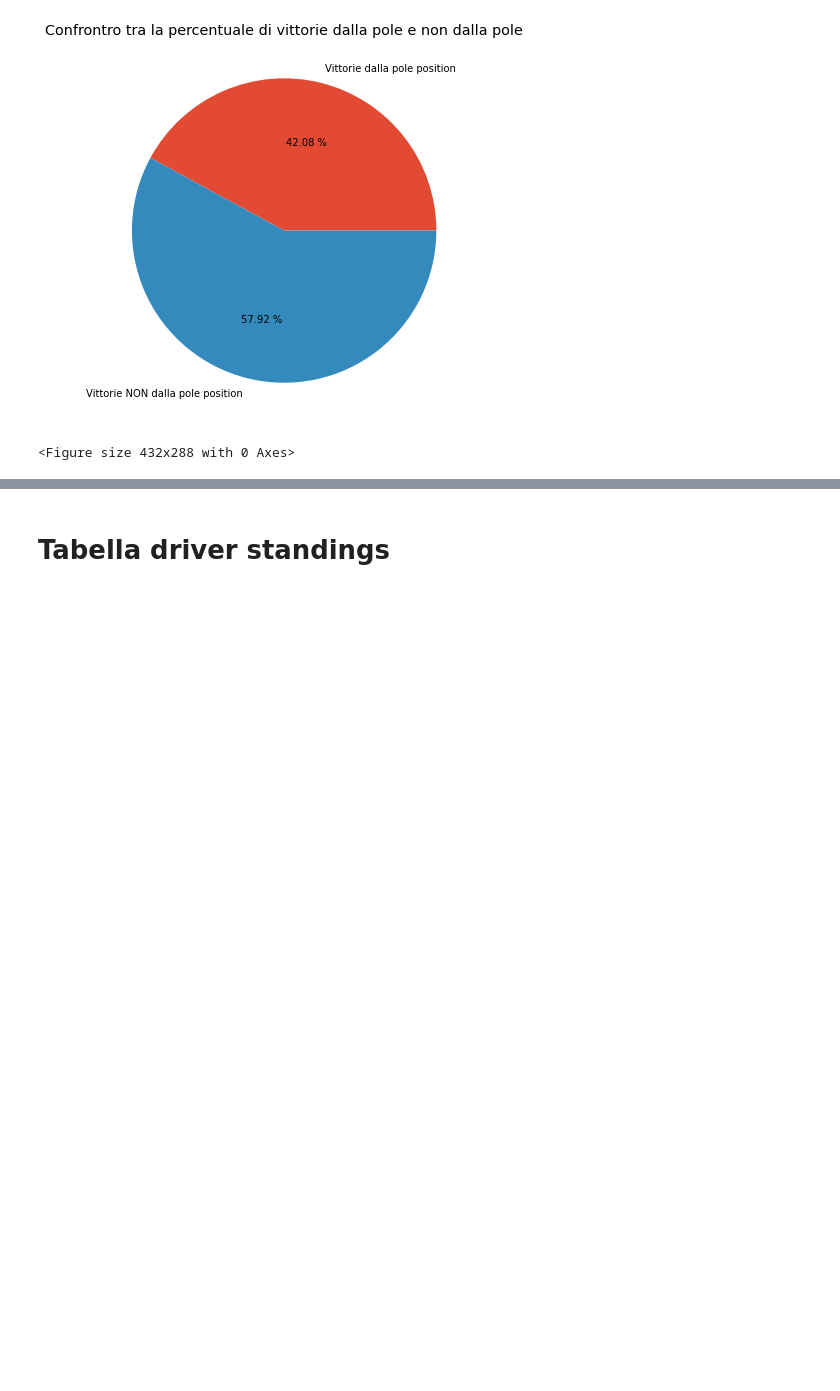
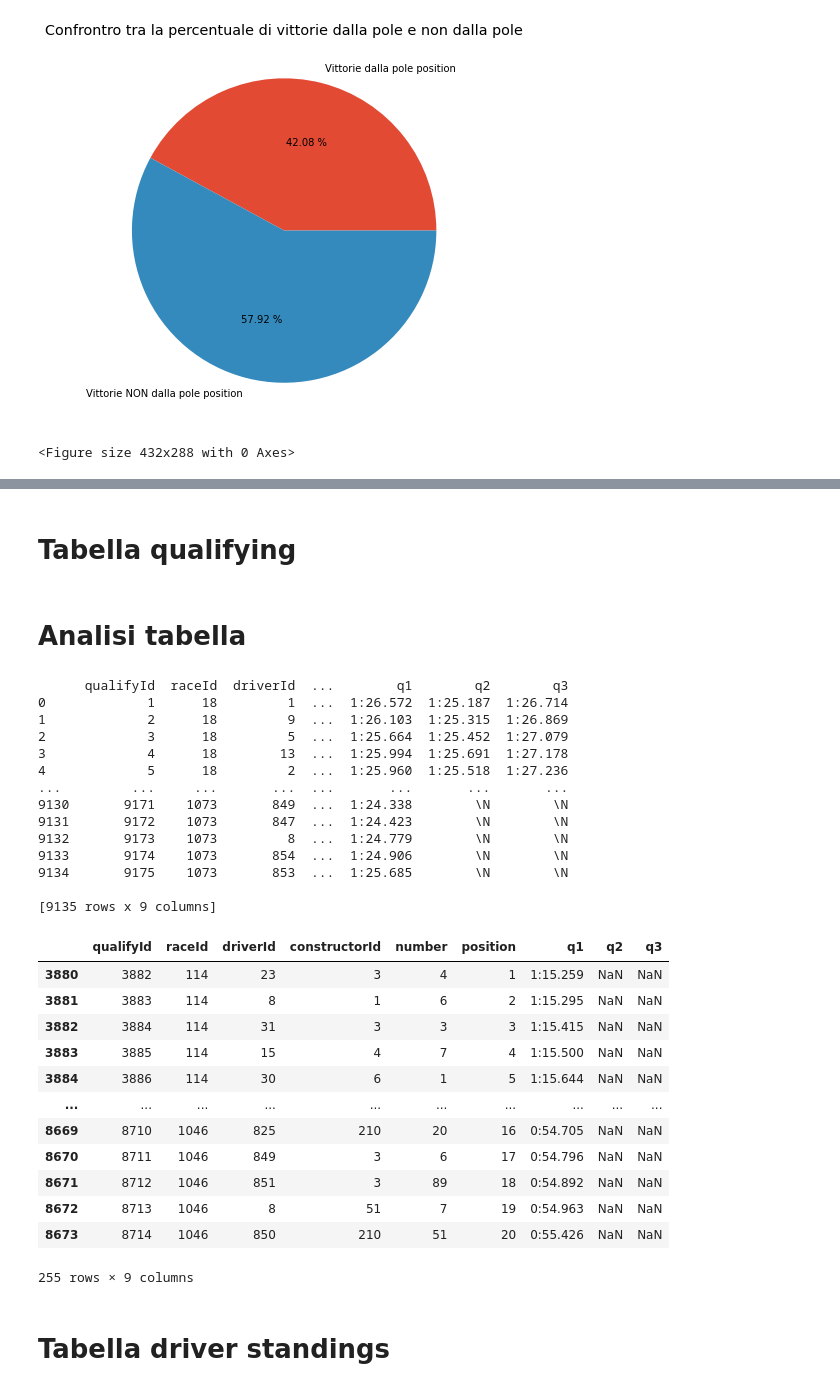
Before and after one commit to giorgio-angelo-esposito/F1WP, a Jupyter notebook: F1WP.ipynb, the cells around one changed output, grey strips where cells are left out. Cells and saved outputs as stored; diff of their text form; code cells hidden in the pictures; blank space fills up the shorter version.

Commit message:
Aggiornamento del notebook del progetto
Iniziata descrizione dei dati -> incompleto.

```diff
--- a/F1WP.ipynb
+++ b/F1WP.ipynb
@@ -100,2 +123,39 @@ drivers.loc[drivers['surname'] == 'Sutil']
+# %% [markdown]
+# **Tabella qualifying**
+# %% [markdown]
+# Analisi tabella
+# %%
+print(qualifying)
+qualifying.count()
+
+qualifying[qualifying.isnull().any(1)] #controllo dei dati mancanti
+# %% [output]
+      qualifyId  raceId  driverId  ...        q1        q2        q3
+0             1      18         1  ...  1:26.572  1:25.187  1:26.714
+1             2      18         9  ...  1:26.103  1:25.315  1:26.869
+2             3      18         5  ...  1:25.664  1:25.452  1:27.079
+3             4      18        13  ...  1:25.994  1:25.691  1:27.178
+4             5      18         2  ...  1:25.960  1:25.518  1:27.236
+...         ...     ...       ...  ...       ...       ...       ...
+9130       9171    1073       849  ...  1:24.338        \N        \N
+9131       9172    1073       847  ...  1:24.423        \N        \N
+9132       9173    1073         8  ...  1:24.779        \N        \N
+9133       9174    1073       854  ...  1:24.906        \N        \N
+9134       9175    1073       853  ...  1:25.685        \N        \N
+
+[9135 rows x 9 columns]
+|  | qualifyId | raceId | driverId | constructorId | number | position | q1 | q2 | q3 |
+| 3880 | 3882 | 114 | 23 | 3 | 4 | 1 | 1:15.259 | NaN | NaN |
+| 3881 | 3883 | 114 | 8 | 1 | 6 | 2 | 1:15.295 | NaN | NaN |
+| 3882 | 3884 | 114 | 31 | 3 | 3 | 3 | 1:15.415 | NaN | NaN |
+| 3883 | 3885 | 114 | 15 | 4 | 7 | 4 | 1:15.500 | NaN | NaN |
+| 3884 | 3886 | 114 | 30 | 6 | 1 | 5 | 1:15.644 | NaN | NaN |
+| ... | ... | ... | ... | ... | ... | ... | ... | ... | ... |
+| 8669 | 8710 | 1046 | 825 | 210 | 20 | 16 | 0:54.705 | NaN | NaN |
+| 8670 | 8711 | 1046 | 849 | 3 | 6 | 17 | 0:54.796 | NaN | NaN |
+| 8671 | 8712 | 1046 | 851 | 3 | 89 | 18 | 0:54.892 | NaN | NaN |
+| 8672 | 8713 | 1046 | 8 | 51 | 7 | 19 | 0:54.963 | NaN | NaN |
+| 8673 | 8714 | 1046 | 850 | 210 | 51 | 20 | 0:55.426 | NaN | NaN |
+255 rows × 9 columns
 # %% [markdown]
 # **Tabella driver standings**
```
Also changed, not shown: parts of 25 cells of this notebook.
